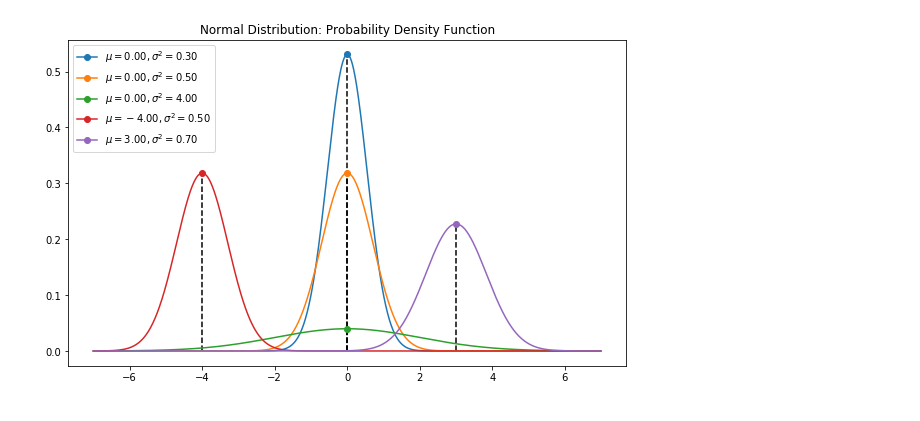
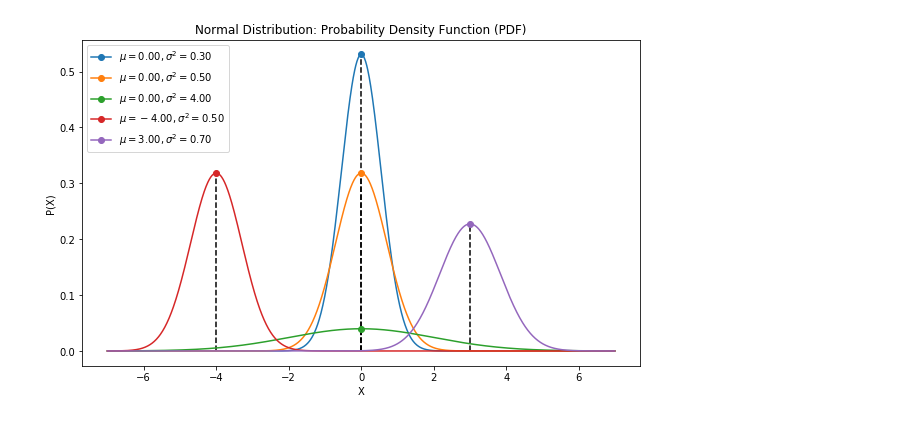
Before and after one commit to MoonL1ght/ML-Things, a Jupyter notebook: Math/Probability Theory and Statistics.ipynb, the cells around one changed output. Saved outputs shown, nothing was run; the diff lists cells and outputs as text; code cells hidden in the pictures.

```diff
--- a/Math/Probability Theory and Statistics.ipynb
+++ b/Math/Probability Theory and Statistics.ipynb
@@ -6,23 +6,25 @@ import pandas as pd
 # %%
 x = np.arange(-7, 7, 0.01)
 def norm_distrib_pda(x, mu, var):
     return 1/(2*np.pi*var)*np.exp(-((x-mu)**2)/(2*var))
 
 distribs = [(0, 0.3), (0, 0.5), (0, 4), (-4, 0.5), (3, 0.7)]
 
 figure = plt.figure(figsize=(10, 6))
 legend = []
 for distrib in distribs:
     mean = distrib[0]
     variance = distrib[1]
     p = norm_distrib_pda(x, mean, variance)
     max_id = np.argmax(p)
     legend.append(r'$\mu = %.2f, \sigma^2 = %.2f$' %(mean, variance))
     plt.vlines(mean, 0, p[max_id], linestyle="dashed")
     plt.plot(x, p,'-o', markevery=[max_id])
 
 plt.legend(legend, loc='upper left')
 plt.title('Normal Distribution: Probability Density Function (PDF)')
+plt.xlabel('X')
+plt.ylabel('P(X)')
 plt.show()
 # %% [output]
-[figure, old version]
+[figure, new version]
```
Also changed, not shown: parts of 1 cell of this notebook.
